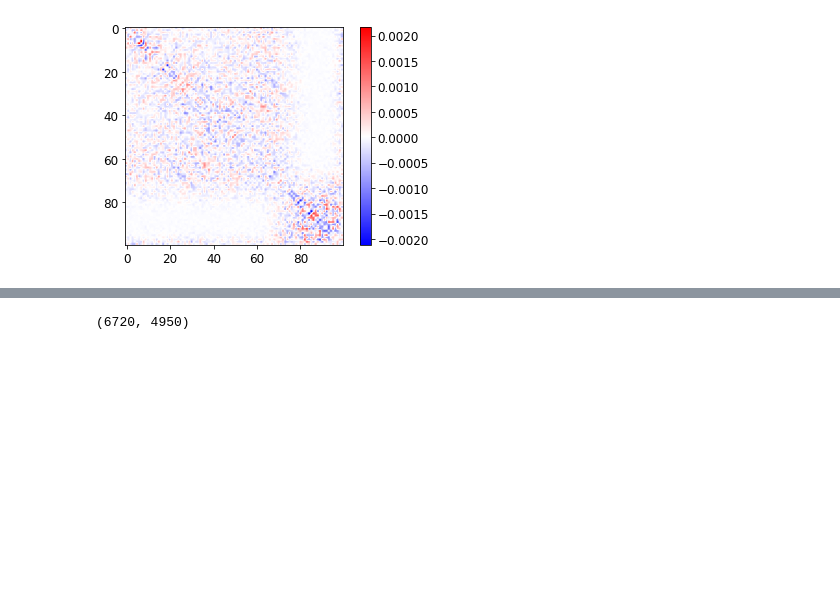
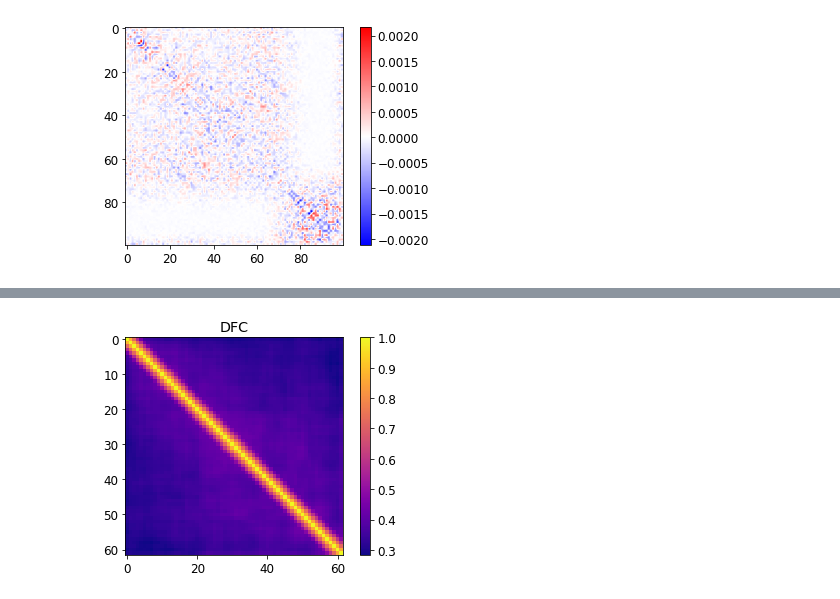
Before and after one commit to gbarzon/DMF, a Jupyter notebook: FC_analysis.ipynb, the cells around one changed output, grey strips where cells are left out. Cells and saved outputs as stored; diff of their text form; code cells hidden in the pictures; blank space fills up the shorter version.

```diff
--- a/FC_analysis.ipynb
+++ b/FC_analysis.ipynb
@@ -204,27 +199,29 @@ for tmp in centroids:
 [figure]
 [figure]
 # %%
-offset = 300
-
 ress = []
 
-for i, subj in enumerate(subjs[:5]):
+for i, subj in enumerate(subjs):
     print(f'#### {i+1}/{len(subjs)}')
 
     ### Load data
     print('Load data...')
     data = load_data(subj)
 
+    ### Keep only one-session
+    '''
+    if i<len(subjs)//2:
+        data = data[0]
+    else:
+        data = data[1]
+    '''
+
     ### Band-pass filter
     data = [bp_filter(tmp) for tmp in data]
 
-    ### Remove initial transient
-    data = [tmp[:,offset:] for tmp in data]
-
     ### Computing DFC
     print('Computing DFC...')
-    reduced = [compute_dfc(tmp)[1] for tmp in data]
-    reduced = np.vstack(reduced)
+    dfc = [compute_dfc(tmp)[0] for tmp in data]
 
-    ress.append(reduced)
+    ress.append(dfc)
 # %% [output]
@@ -267,6 +313,11 @@ KeyboardInterrupt:
+# %%
+ress = [item for sublist in ress for item in sublist]
 # %%
-res_concat = np.vstack(ress)
+dfc_mean = np.mean(ress, axis=0)
-# %%
-res_concat.shape
-# %% [output]
-(6720, 4950)
+# %%
+plt.imshow(dfc_mean, cmap='plasma', interpolation='none')
+plt.title('DFC')
+plt.colorbar()
+plt.show()
+# %% [output]
+[figure, added]
```
Also changed, not shown: parts of 17 cells of this notebook, 9 other files.
